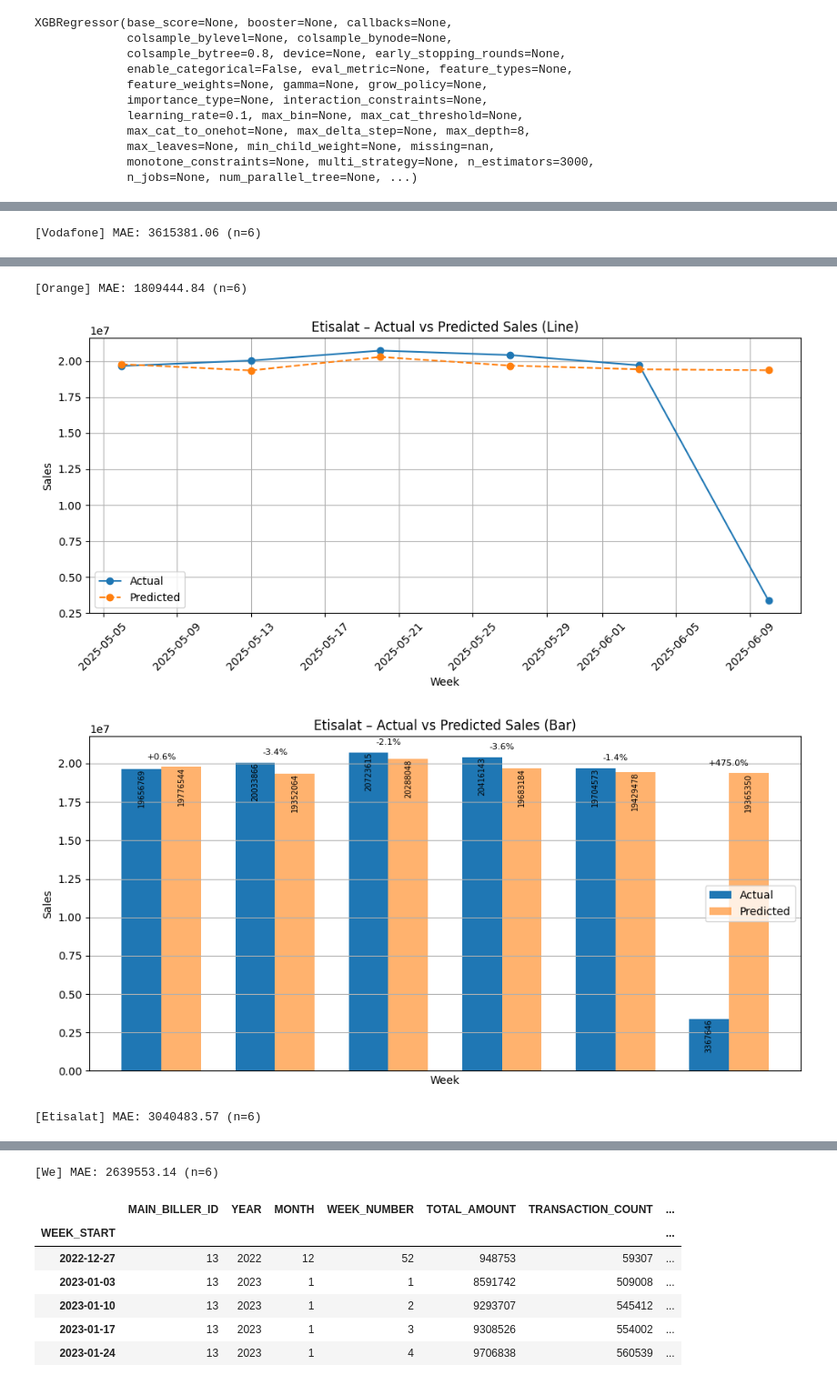
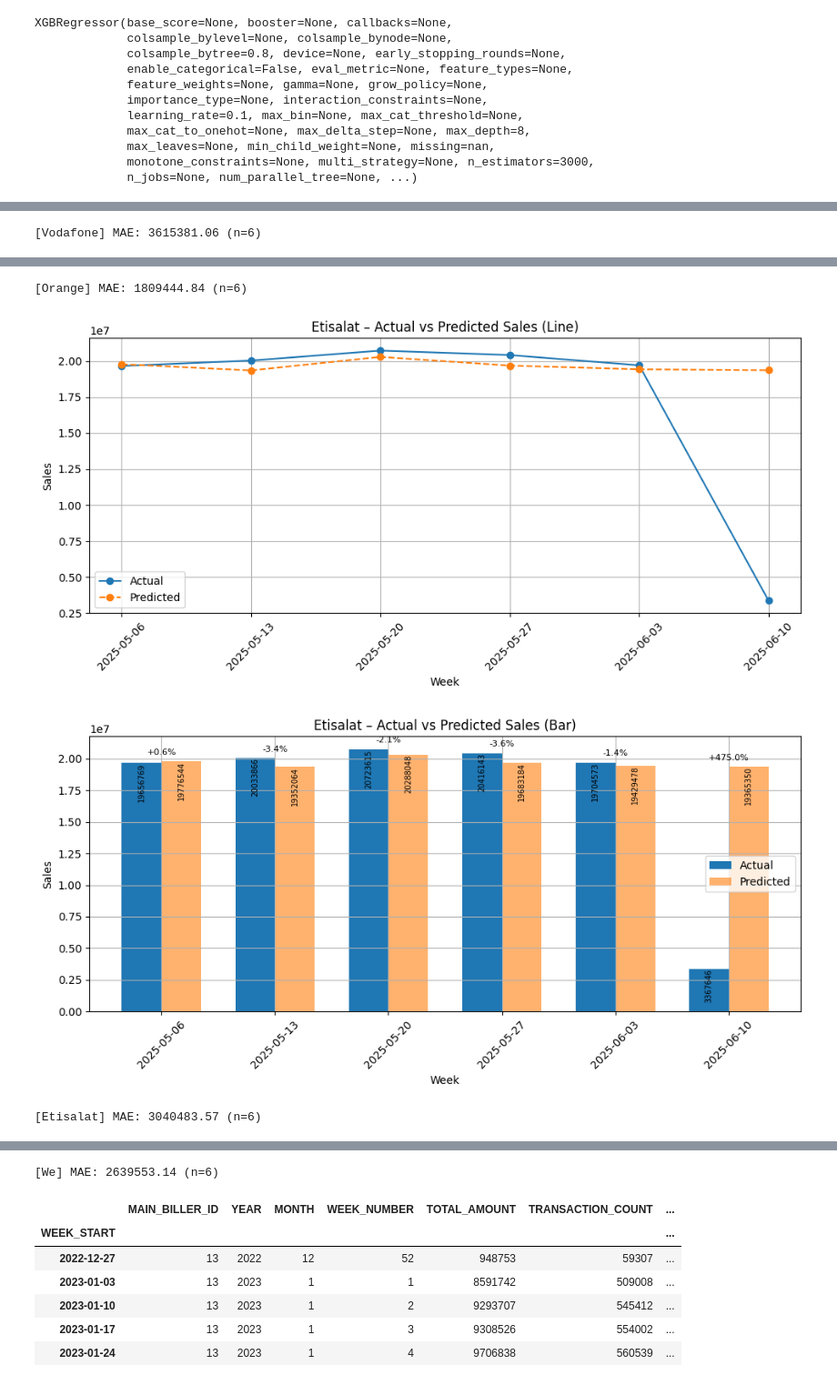
Before and after one commit to Jad-RAMOSS/Damen_AI_TeleForecast, a Jupyter notebook: model.ipynb, the cells around one changed output, grey strips where cells are left out. Shown at 91% size. Drawn from its saved outputs; the diff is of its cells as text; code cells hidden in the pictures.

Commit message:
modified plots

```diff
--- a/model.ipynb
+++ b/model.ipynb
@@ -347,7 +347,12 @@ for product, group in test_df.groupby('MAIN_BILLER_ID'):
     plt.title(f"{product_name[product]} – Actual vs Predicted Sales (Line)")
     plt.xlabel("Week")
     plt.ylabel("Sales")
-    plt.legend(); plt.grid(True); plt.xticks(rotation=45); plt.tight_layout()
+    plt.legend()
+    plt.grid(True)
+    plt.xticks(rotation=45)
+    plt.gca().set_xticks(group.index)
+    plt.gca().set_xticklabels(group.index.strftime('%Y-%m-%d'))
+    plt.tight_layout()
     plt.show()
 
     # ---------- bar plot with annotations ----------
@@ -357,17 +362,22 @@ for product, group in test_df.groupby('MAIN_BILLER_ID'):
     plt.bar(x + width/2, y_pred, width, label='Predicted', alpha=0.6)
 
     for i in range(len(x)):
-        plt.text(i - width/2, y_true[i]-3,  f"{y_true[i]:.0f}",
+        plt.text(i - width/2, y_true[i] - 3,  f"{y_true[i]:.0f}",
                  ha='center', va='top', rotation=90, fontsize=7, color='black')
-        plt.text(i + width/2, y_pred[i]-3, f"{y_pred[i]:.0f}",
+        plt.text(i + width/2, y_pred[i] - 3, f"{y_pred[i]:.0f}",
                  ha='center', va='top', rotation=90, fontsize=7, color='black')
         tallest = max(y_true[i], y_pred[i])
-        plt.text(i, tallest*1.02, f"{pct_diff[i]:+.1f}%",
+        plt.text(i, tallest * 1.02, f"{pct_diff[i]:+.1f}%",
                  ha='center', va='bottom', fontsize=8, color='black')
 
     plt.title(f"{product_name[product]} – Actual vs Predicted Sales (Bar)")
-    plt.xlabel("Week"); plt.ylabel("Sales"); plt.legend(); plt.grid(True)
-    plt.xticks([]); plt.tight_layout(); plt.show()
+    plt.xlabel("Week")
+    plt.ylabel("Sales")
+    plt.legend()
+    plt.grid(True)
+    plt.xticks(ticks=x, labels=group.index.strftime('%Y-%m-%d'), rotation=45)
+    plt.tight_layout()
+    plt.show()
 
     # optional: error metric
     mae = mean_absolute_error(y_true, y_pred)
@@ -381,4 +391,4 @@ for product, group in test_df.groupby('MAIN_BILLER_ID'):
 [Orange] MAE: 1809444.84 (n=6)
-[figure, old version]
+[figure, new version]
-[figure, old version]
+[figure, new version]
 [Etisalat] MAE: 3040483.57 (n=6)
```
Also changed, not shown: parts of 1 cell of this notebook.
